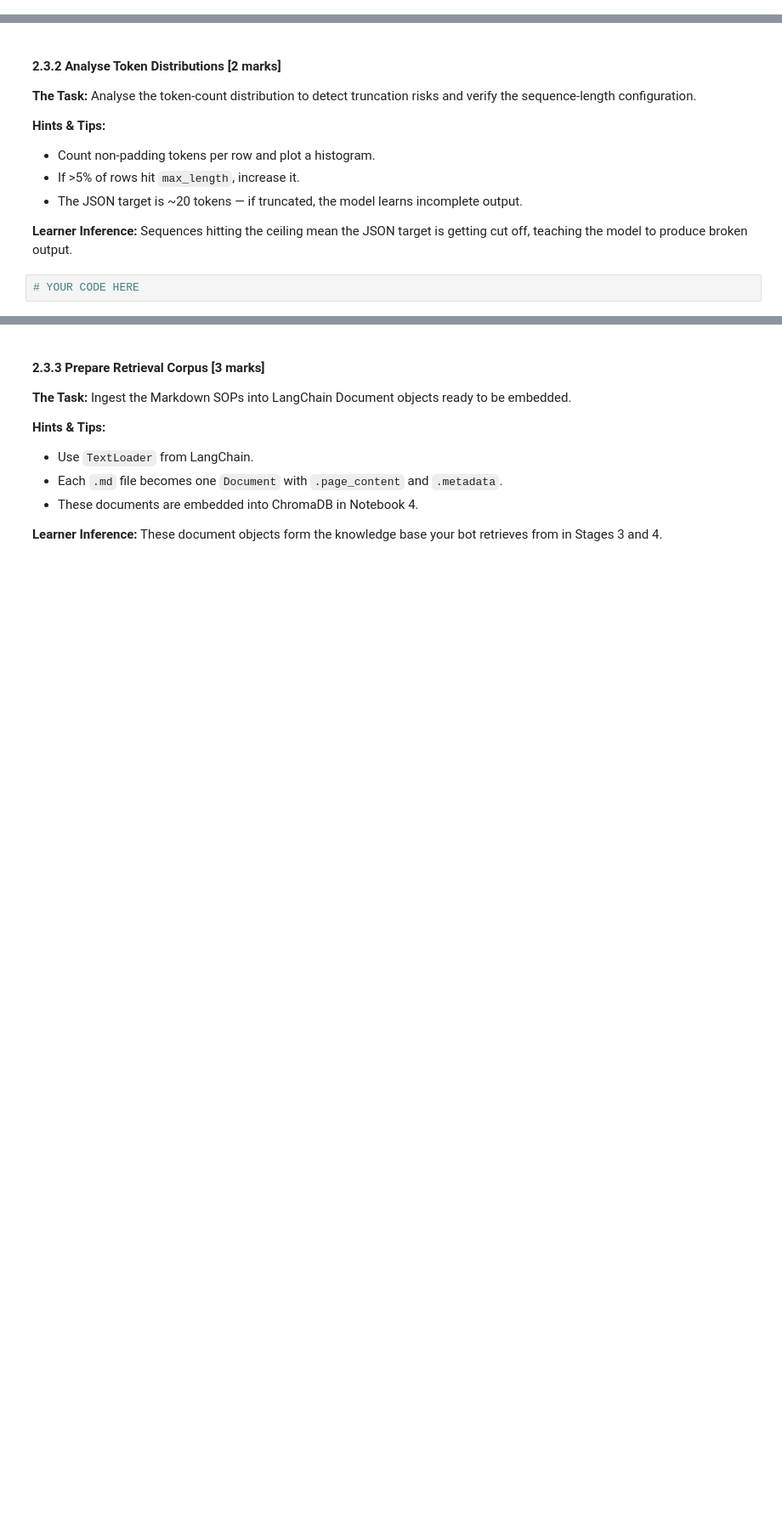
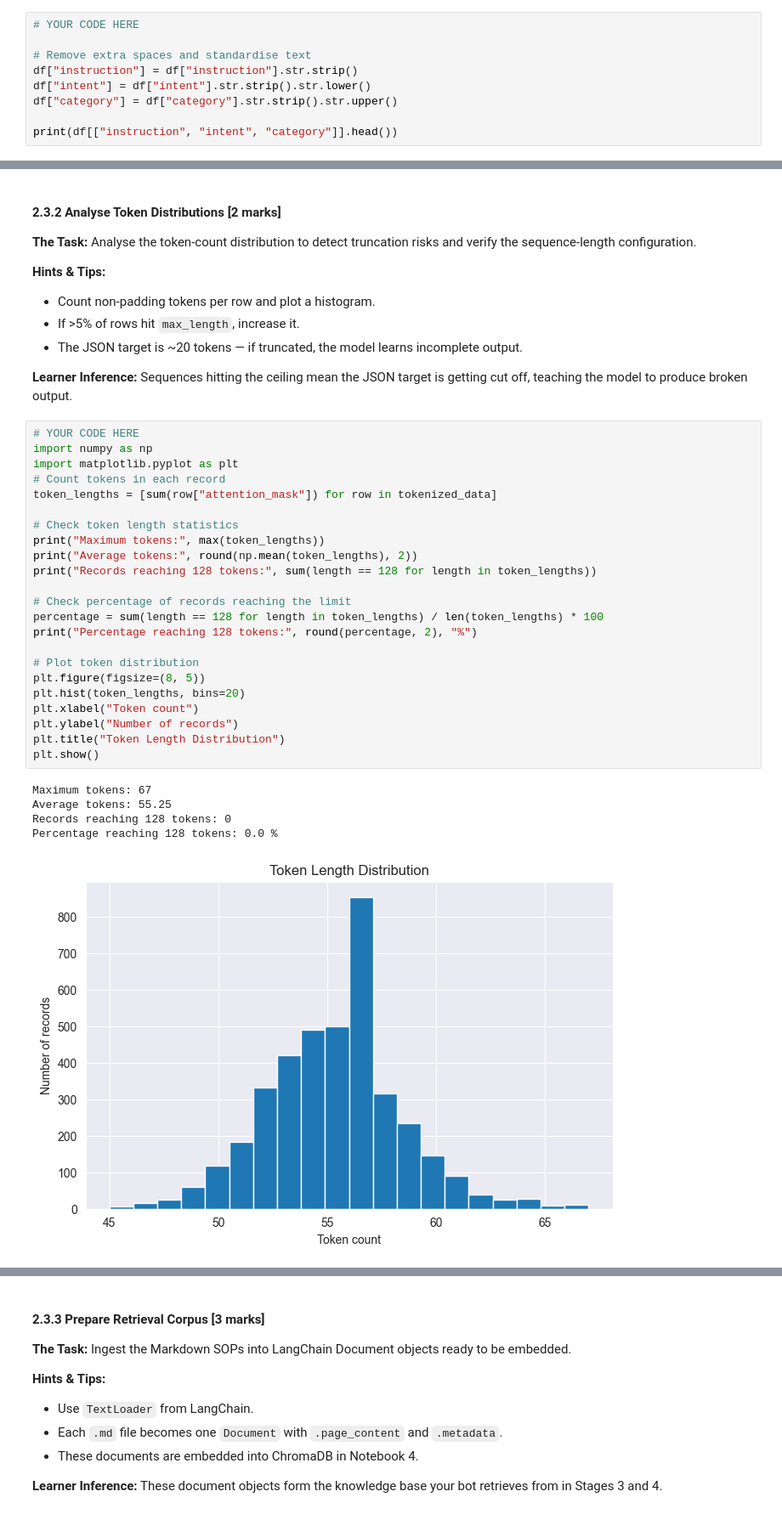
Before and after one commit to DivyaSanam/CapStoneRAGProject, a Jupyter notebook: Data_Preparation.ipynb, the cells around one changed output, grey strips where cells are left out. Shown at 85% size. Saved outputs shown, nothing was run; the diff lists cells and outputs as text; blank space fills up the shorter version.

```diff
--- a/Data_Preparation.ipynb
+++ b/Data_Preparation.ipynb
@@ -51,0 +96,9 @@
+# %%
+# YOUR CODE HERE
+
+# Remove extra spaces and standardise text
+df["instruction"] = df["instruction"].str.strip()
+df["intent"] = df["intent"].str.strip().str.lower()
+df["category"] = df["category"].str.strip().str.upper()
+
+print(df[["instruction", "intent", "category"]].head())
@@ -106,5 +308,32 @@
 * The JSON target is ~20 tokens — if truncated, the model learns incomplete output.
 
 **Learner Inference:** Sequences hitting the ceiling mean the JSON target is getting cut off, teaching the model to produce broken output.
-# %%
-# YOUR CODE HERE
+# %%
+# YOUR CODE HERE
+import numpy as np
+import matplotlib.pyplot as plt
+# Count tokens in each record
+token_lengths = [sum(row["attention_mask"]) for row in tokenized_data]
+
+# Check token length statistics
+print("Maximum tokens:", max(token_lengths))
+print("Average tokens:", round(np.mean(token_lengths), 2))
+print("Records reaching 128 tokens:", sum(length == 128 for length in token_lengths))
+
+# Check percentage of records reaching the limit
+percentage = sum(length == 128 for length in token_lengths) / len(token_lengths) * 100
+print("Percentage reaching 128 tokens:", round(percentage, 2), "%")
+
+# Plot token distribution
+plt.figure(figsize=(8, 5))
+plt.hist(token_lengths, bins=20)
+plt.xlabel("Token count")
+plt.ylabel("Number of records")
+plt.title("Token Length Distribution")
+plt.show()
+# %% [output]
+Maximum tokens: 67
+Average tokens: 55.25
+Records reaching 128 tokens: 0
+Percentage reaching 128 tokens: 0.0 %
+[figure, added]
```
Also changed, not shown: parts of 36 cells of this notebook, 30 other files.
